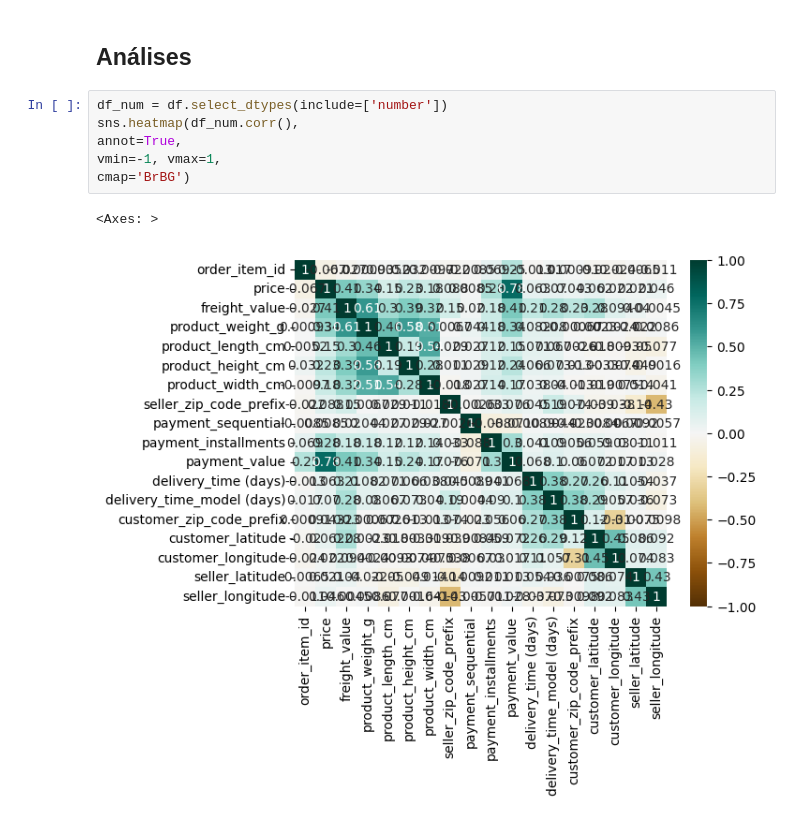
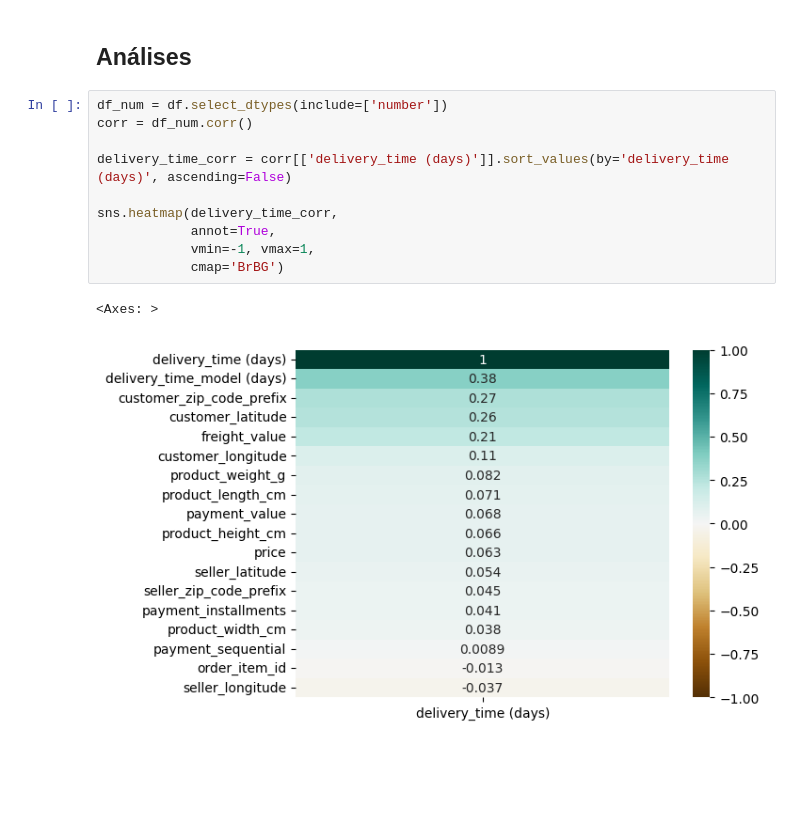
Before and after one commit to pedropalugan/NaBox, a Jupyter notebook: NaBox-Notebook.ipynb, the cells around one changed output. Drawn from its saved outputs; the diff is of its cells as text; blank space fills up the shorter version.

```diff
--- a/NaBox-Notebook.ipynb
+++ b/NaBox-Notebook.ipynb
@@ -422,10 +422,14 @@ memory usage: 21.4+ MB
 ## Análises
 # %%
 df_num = df.select_dtypes(include=['number'])
-sns.heatmap(df_num.corr(),
-annot=True,
-vmin=-1, vmax=1,
-cmap='BrBG')
+corr = df_num.corr()
+
+delivery_time_corr = corr[['delivery_time (days)']].sort_values(by='delivery_time (days)', ascending=False)
+
+sns.heatmap(delivery_time_corr,
+            annot=True,
+            vmin=-1, vmax=1,
+            cmap='BrBG')
 # %% [output]
 <Axes: >
-[figure, old version]
+[figure, new version]
```
Also changed, not shown: parts of 3 cells of this notebook.
